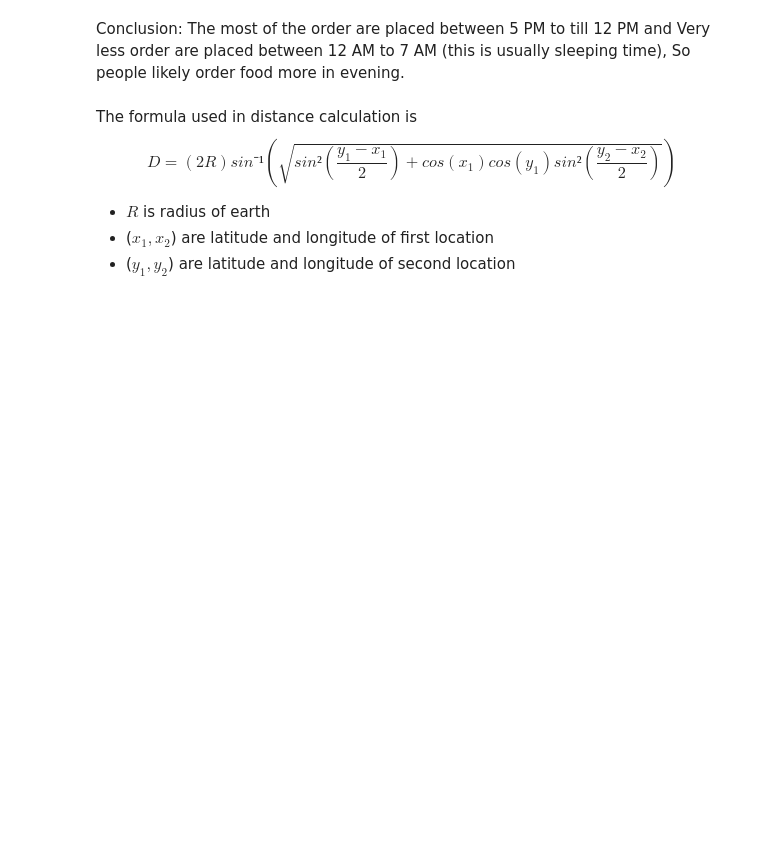
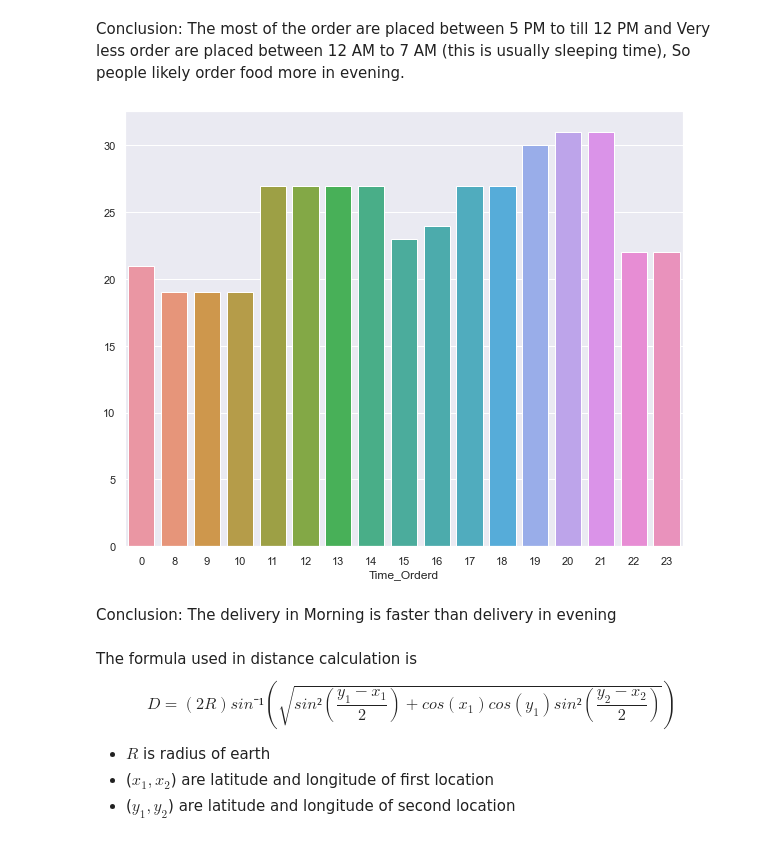
Before and after one commit to ganeshss0/ineuron_ml_task_1, a Jupyter notebook: notebooks/eda.ipynb, the cells around one changed output. Cells and saved outputs as stored; diff of their text form; code cells hidden in the pictures; blank space fills up the shorter version.

```diff
--- a/notebooks/eda.ipynb
+++ b/notebooks/eda.ipynb
@@ -208,9 +208,9 @@ data['Time_Order_picked'] = data.Time_Order_picked.apply(format_24_hour)
 # Median Order Picking Time
 
 # this condition will only pick time like 12:11, 23:12 ... from Time_Ordered and Time_Order_picked column
-condition = (data.Time_Orderd.str.extract('(\d\d:\d\d)').notna() & data.Time_Order_picked.str.extract('(\d\d:\d\d)').notna())
+condition = (data.Time_Orderd.notna() & data.Time_Order_picked.notna())
 
-order = data.loc[condition[0]]
+order = data[condition]
 # Converting the Time_Orderd into DateTime object
 order_time = pd.to_datetime(order['Time_Orderd'])
 
@@ -476,6 +476,15 @@ plt.show()
 [figure]
 # %% [markdown]
 Conclusion: The most of the order are placed between 5 PM to till 12 PM and Very less order are placed between 12 AM to 7 AM (this is usually sleeping time), So people likely order food more in evening.
+# %%
+# On Which time the delivery is fast
+delivery_daytime = data.groupby(data.Time_Orderd.dt.hour)['Time_taken (min)'].median()
+sns.barplot(x = delivery_daytime.index, y = delivery_daytime.values)
+plt.show()
+# %% [output]
+[figure, added]
+# %% [markdown]
+Conclusion: The delivery in Morning is faster than delivery in evening
 # %%
 # Does the distance between Restaruant and Delivery Location effect the delivery time
 
```
